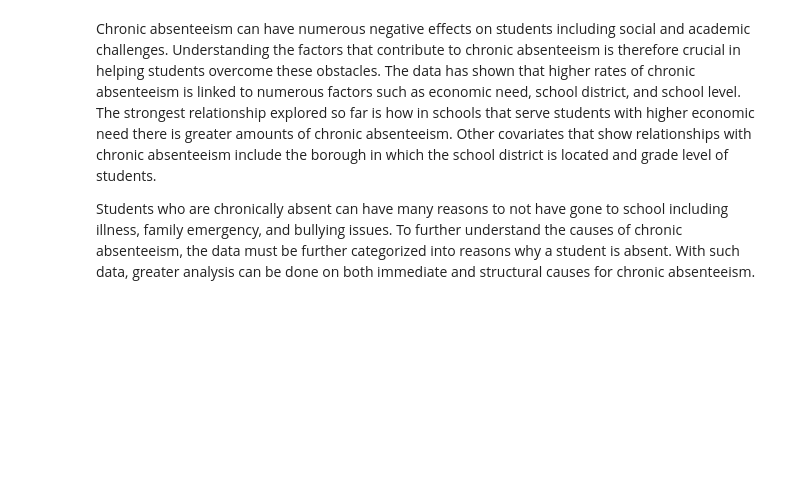
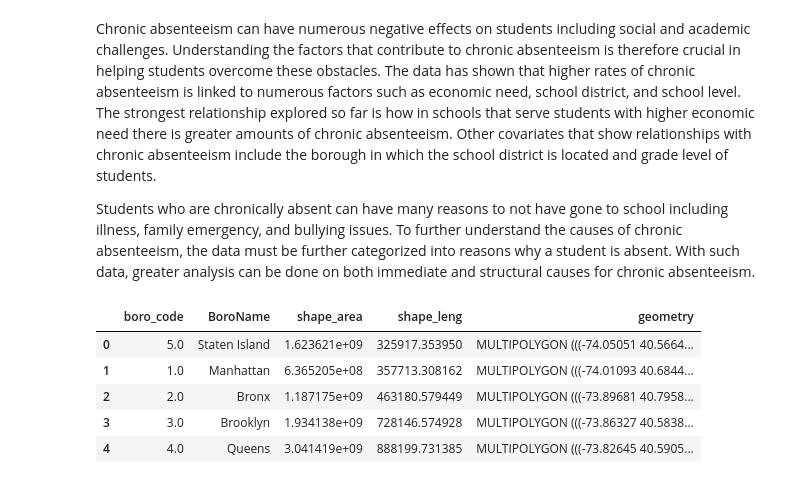
Before and after one commit to akreithen/ECO225-Project, a Jupyter notebook: Why are students absent?.ipynb, the cells around one changed output. Saved outputs shown, nothing was run; the diff lists cells and outputs as text; code cells hidden in the pictures; blank space fills up the shorter version.

```diff
--- a/Why are students absent?.ipynb
+++ b/Why are students absent?.ipynb
@@ -294,3 +346,12 @@ The relationships found in this project offer numerous steps forward for further
 Chronic absenteeism can have numerous negative effects on students including social and academic challenges. Understanding the factors that contribute to chronic absenteeism is therefore crucial in helping students overcome these obstacles. The data has shown that higher rates of chronic absenteeism is linked to numerous factors such as economic need, school district, and school level. The strongest relationship explored so far is how in schools that serve students with higher economic need there is greater amounts of chronic absenteeism. Other covariates that show relationships with chronic absenteeism include the borough in which the school district is located and grade level of students.
 
 Students who are chronically absent can have many reasons to not have gone to school including illness, family emergency, and bullying issues. To further understand the causes of chronic absenteeism, the data must be further categorized into reasons why a student is absent. With such data, greater analysis can be done on both immediate and structural causes for chronic absenteeism.
+# %%
+nyc_boroughs.head()
+# %% [output]
+|  | boro_code | BoroName | shape_area | shape_leng | geometry |
+| 0 | 5.0 | Staten Island | 1.623621e+09 | 325917.353950 | MULTIPOLYGON (((-74.05051 40.5664... |
+| 1 | 1.0 | Manhattan | 6.365205e+08 | 357713.308162 | MULTIPOLYGON (((-74.01093 40.6844... |
+| 2 | 2.0 | Bronx | 1.187175e+09 | 463180.579449 | MULTIPOLYGON (((-73.89681 40.7958... |
+| 3 | 3.0 | Brooklyn | 1.934138e+09 | 728146.574928 | MULTIPOLYGON (((-73.86327 40.5838... |
+| 4 | 4.0 | Queens | 3.041419e+09 | 888199.731385 | MULTIPOLYGON (((-73.82645 40.5905... |
```
Also changed, not shown: parts of 9 cells of this notebook.
